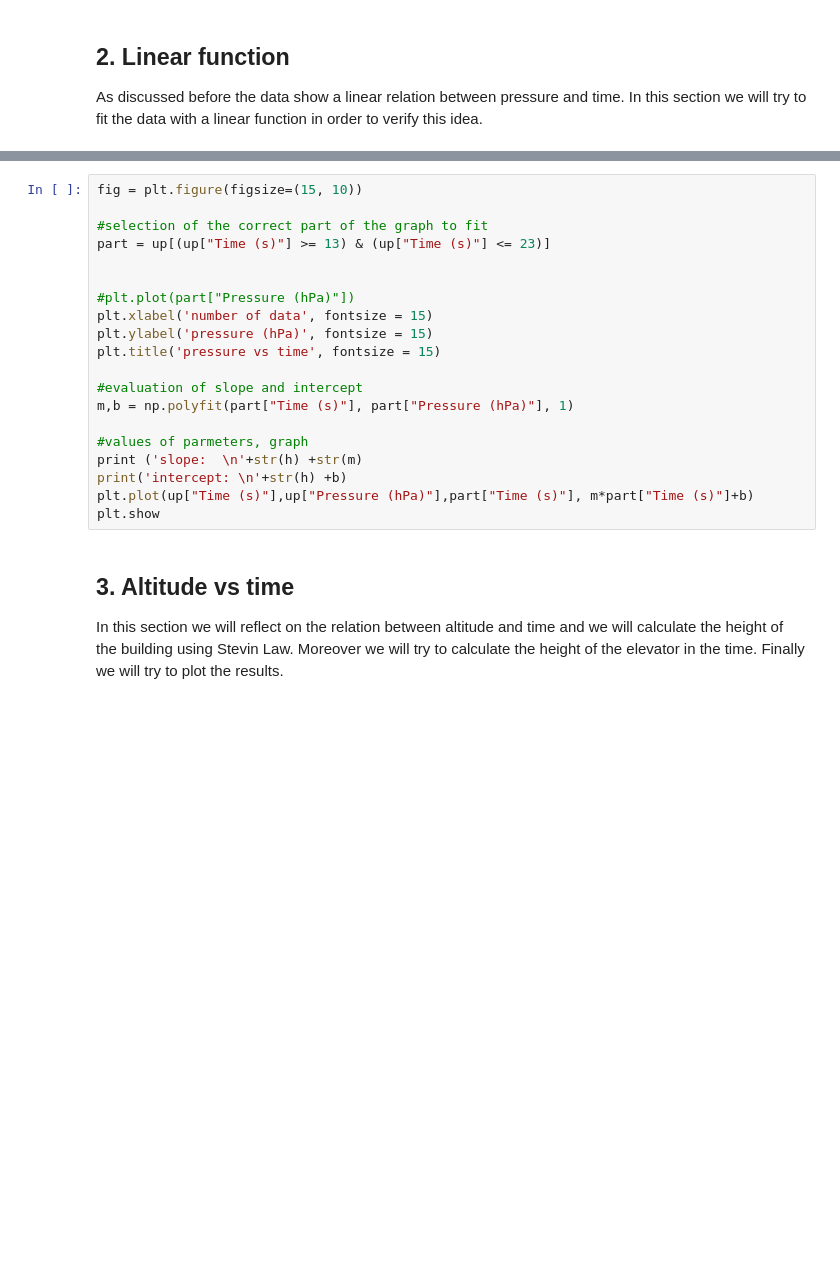
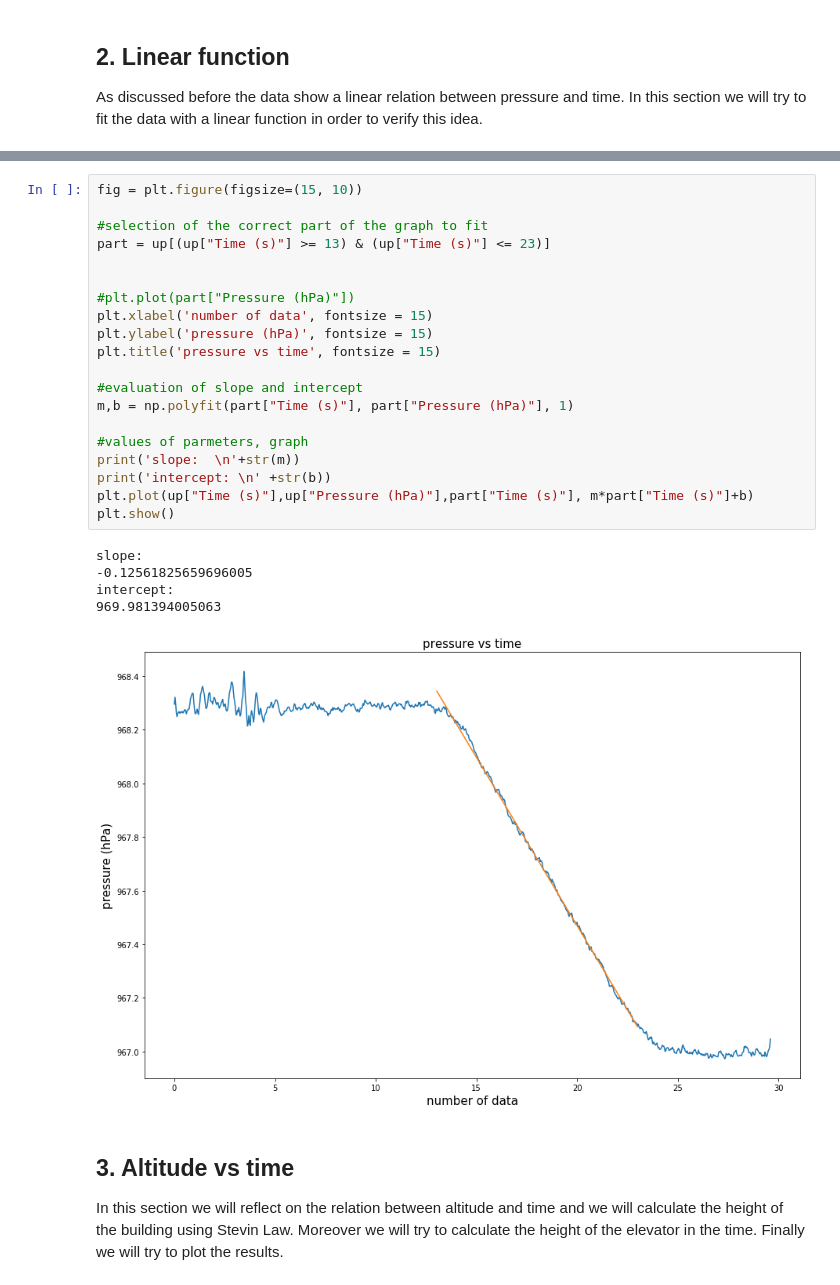
Before and after one commit to cms-opendata-education/HST-2018, a Jupyter notebook: elevator_teacher.ipynb, the cells around one changed output, grey strips where cells are left out. Drawn from its saved outputs; the diff is of its cells as text; blank space fills up the shorter version.

```diff
--- a/elevator_teacher.ipynb
+++ b/elevator_teacher.ipynb
@@ -95,23 +112,29 @@ plt.show
 # %%
 fig = plt.figure(figsize=(15, 10))
 
 #selection of the correct part of the graph to fit
 part = up[(up["Time (s)"] >= 13) & (up["Time (s)"] <= 23)]
 
 
 #plt.plot(part["Pressure (hPa)"])
 plt.xlabel('number of data', fontsize = 15)
 plt.ylabel('pressure (hPa)', fontsize = 15)
 plt.title('pressure vs time', fontsize = 15)
 
 #evaluation of slope and intercept
 m,b = np.polyfit(part["Time (s)"], part["Pressure (hPa)"], 1)
 
 #values of parmeters, graph
-print ('slope:  \n'+str(h) +str(m)
-print('intercept: \n'+str(h) +b)
+print('slope:  \n'+str(m))
+print('intercept: \n' +str(b))
 plt.plot(up["Time (s)"],up["Pressure (hPa)"],part["Time (s)"], m*part["Time (s)"]+b)
-plt.show
+plt.show()
+# %% [output]
+slope:
+-0.12561825659696005
+intercept:
+969.981394005063
+[figure, added]
 # %% [markdown]
 ## 3. Altitude vs time
 
```
Also changed, not shown: parts of 8 cells of this notebook.
